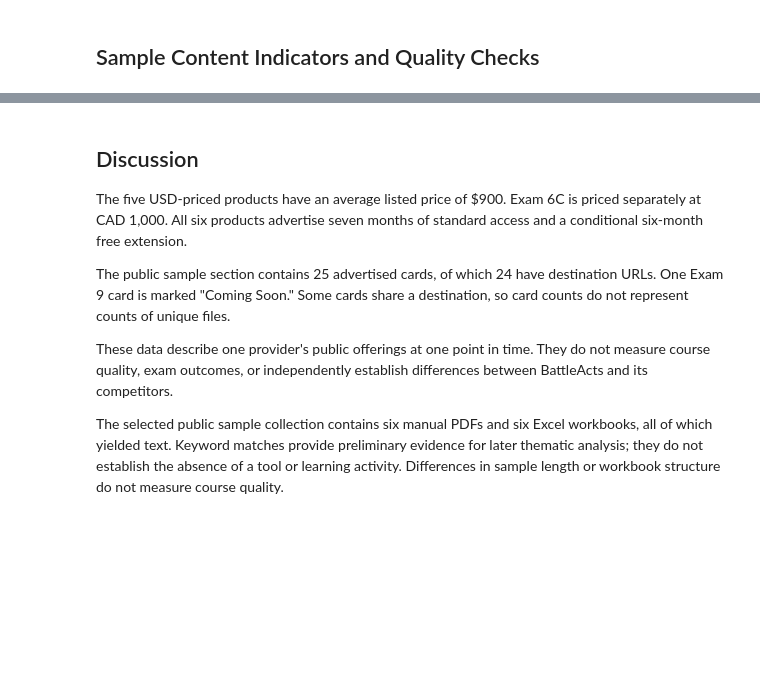
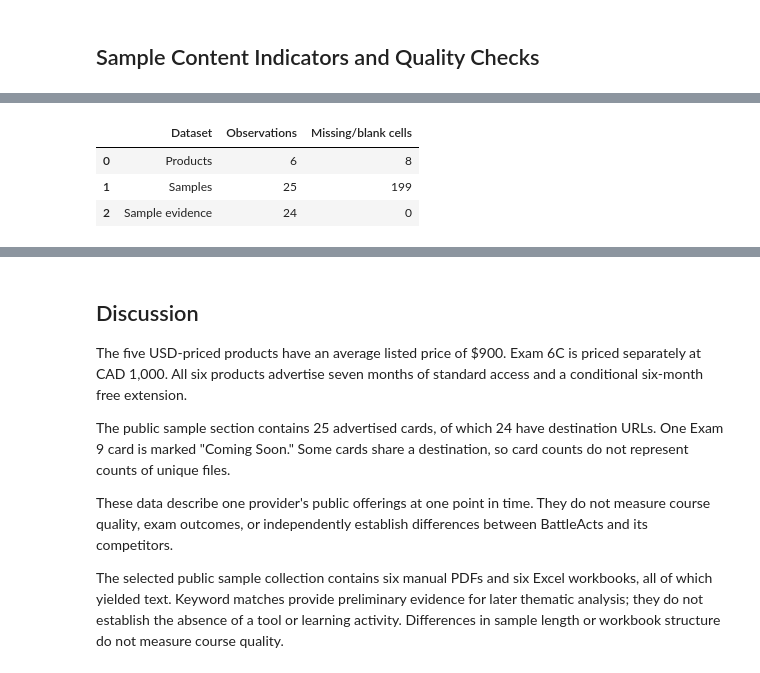
Before and after one commit to maxinehb/datasci530fall2026, a Jupyter notebook: Project 1/Project_1.ipynb, the cells around one changed output, grey strips where cells are left out. Saved outputs shown, nothing was run; the diff lists cells and outputs as text; code cells hidden in the pictures; blank space fills up the shorter version.

```diff
--- a/Project 1/Project_1.ipynb
+++ b/Project 1/Project_1.ipynb
@@ -866,0 +638,21 @@ display(additional_quality)
+# %%
+# Missing cells include intentional blanks, reported separately below
+frames = {"Products": products_final, "Samples": samples_final,
+          "Sample evidence": sample_evidence_df}
+quality_table = pd.DataFrame([
+    {"Dataset": name, "Observations": len(frame),
+     "Missing/blank cells": int(frame.replace(r"^\s*$", pd.NA, regex=True)
+                               .isna().sum().sum())}
+    for name, frame in frames.items()
+])
+display(quality_table)
+print("Duplicate product URLs:", products_final["product_url"].duplicated().sum())
+print("Duplicate sample rows:", samples_final.duplicated().sum())
+print("Sample cards missing a URL:", samples_final["sample_url"].isna().sum())
+print("Content extraction outcomes:",
+      samples_final["extraction_status"].value_counts().to_dict())
+# %% [output]
+|  | Dataset | Observations | Missing/blank cells |
+| 0 | Products | 6 | 8 |
+| 1 | Samples | 25 | 199 |
+| 2 | Sample evidence | 24 | 0 |
```
Also changed, not shown: parts of 24 cells of this notebook.
